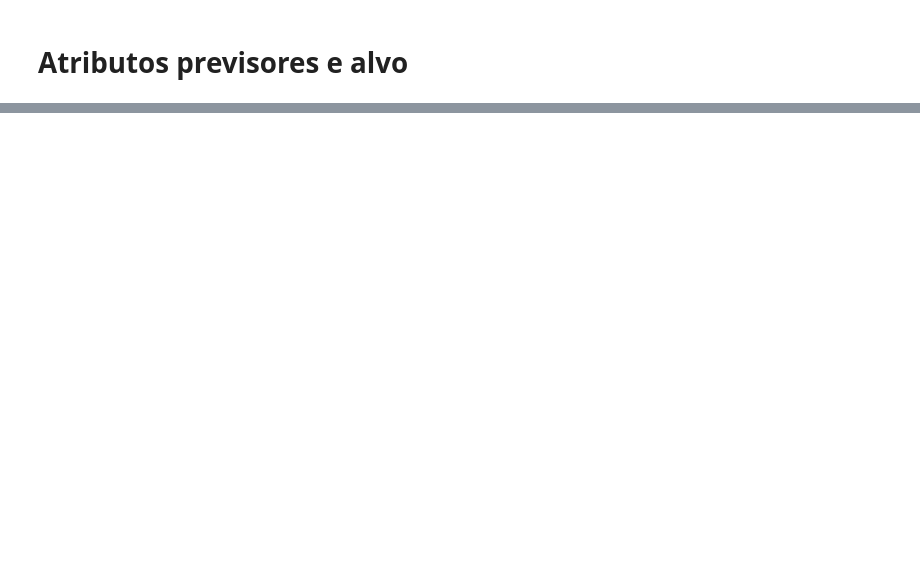
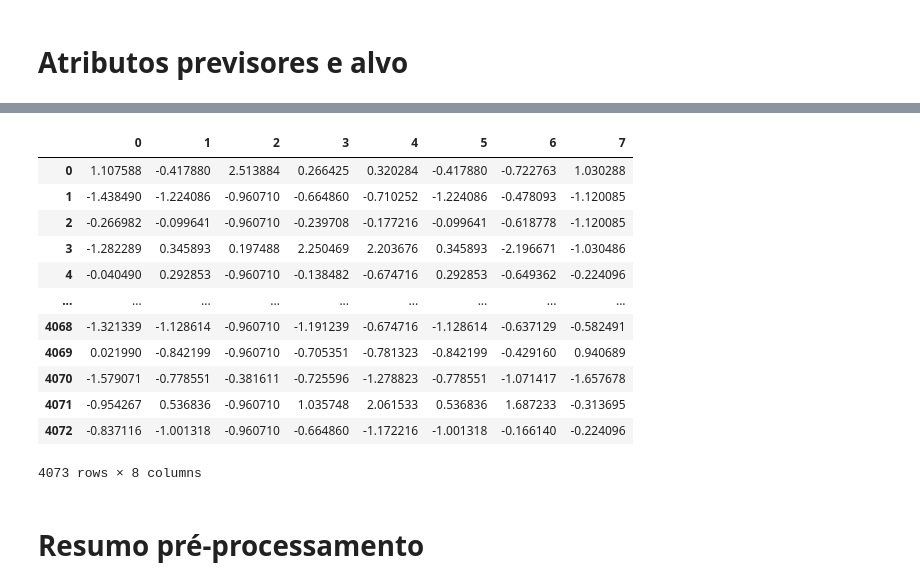
Before and after one commit to viniciusgugelmin/data-science-3, a Jupyter notebook: projects/valorant_stats/notebooks/machine_learning.ipynb, the cells around one changed output, grey strips where cells are left out. Saved outputs shown, nothing was run; the diff lists cells and outputs as text; code cells hidden in the pictures; blank space fills up the shorter version.

```diff
--- a/projects/valorant_stats/notebooks/machine_learning.ipynb
+++ b/projects/valorant_stats/notebooks/machine_learning.ipynb
@@ -276,0 +284,6 @@ df_new.head()
+# %%
+df_sample = df_new.sample(frac = 0.10)
+
+printRankingCount(df_sample, 2)
+printRankingCount(df_sample, 1)
+printRankingCount(df_sample, 0)
@@ -277,4 +302,4 @@ df_new.head()
 # %%
-previsores = df_new.iloc[:, 1:13].values
+previsores = df_sample.iloc[:, 1:9].values
 previsores
 # %% [output]
@@ -292,0 +351,19 @@ array([2, 2, 2, ..., 0, 0, 0])
+# %%
+previsoresdf = pd.DataFrame(previsores_esc)
+previsoresdf
+# %% [output]
+|  | 0 | 1 | 2 | 3 | 4 | 5 | 6 | 7 |
+| 0 | 1.107588 | -0.417880 | 2.513884 | 0.266425 | 0.320284 | -0.417880 | -0.722763 | 1.030288 |
+| 1 | -1.438490 | -1.224086 | -0.960710 | -0.664860 | -0.710252 | -1.224086 | -0.478093 | -1.120085 |
+| 2 | -0.266982 | -0.099641 | -0.960710 | -0.239708 | -0.177216 | -0.099641 | -0.618778 | -1.120085 |
+| 3 | -1.282289 | 0.345893 | 0.197488 | 2.250469 | 2.203676 | 0.345893 | -2.196671 | -1.030486 |
+| 4 | -0.040490 | 0.292853 | -0.960710 | -0.138482 | -0.674716 | 0.292853 | -0.649362 | -0.224096 |
+| ... | ... | ... | ... | ... | ... | ... | ... | ... |
+| 4068 | -1.321339 | -1.128614 | -0.960710 | -1.191239 | -0.674716 | -1.128614 | -0.637129 | -0.582491 |
+| 4069 | 0.021990 | -0.842199 | -0.960710 | -0.705351 | -0.781323 | -0.842199 | -0.429160 | 0.940689 |
+| 4070 | -1.579071 | -0.778551 | -0.381611 | -0.725596 | -1.278823 | -0.778551 | -1.071417 | -1.657678 |
+| 4071 | -0.954267 | 0.536836 | -0.960710 | 1.035748 | 2.061533 | 0.536836 | 1.687233 | -0.313695 |
+| 4072 | -0.837116 | -1.001318 | -0.960710 | -0.664860 | -1.172216 | -1.001318 | -0.166140 | -0.224096 |
+4073 rows × 8 columns
+# %% [markdown]
+# Resumo pré-processamento
```
Also changed, not shown: parts of 52 cells of this notebook.
